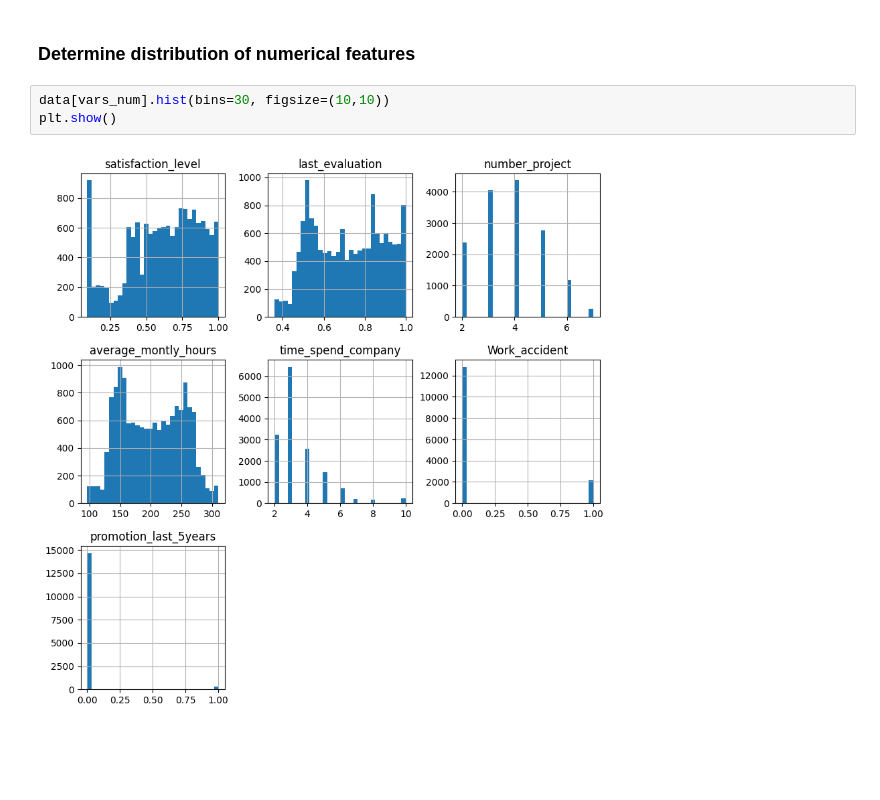
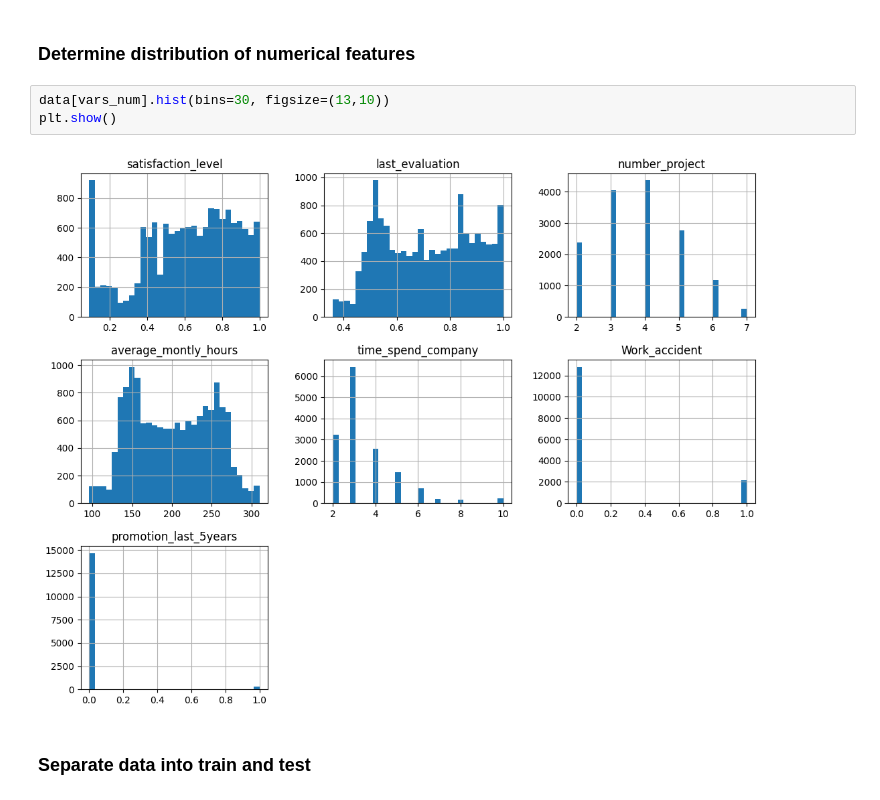
Before and after one commit to ovokpus/Employee-Attrition-Predictor, a Jupyter notebook: eda-experiments/eda-experiment.ipynb, the cells around one changed output. Drawn from its saved outputs; the diff is of its cells as text; blank space fills up the shorter version.

```diff
--- a/eda-experiments/eda-experiment.ipynb
+++ b/eda-experiments/eda-experiment.ipynb
@@ -172,7 +172,9 @@ dtype: int64
 # %% [markdown]
 ### Determine distribution of numerical features
 # %%
-data[vars_num].hist(bins=30, figsize=(10,10))
+data[vars_num].hist(bins=30, figsize=(13,10))
 plt.show()
 # %% [output]
-[figure, old version]
+[figure, new version]
+# %% [markdown]
+### Separate data into train and test
```
Also changed, not shown: parts of 6 cells of this notebook.
